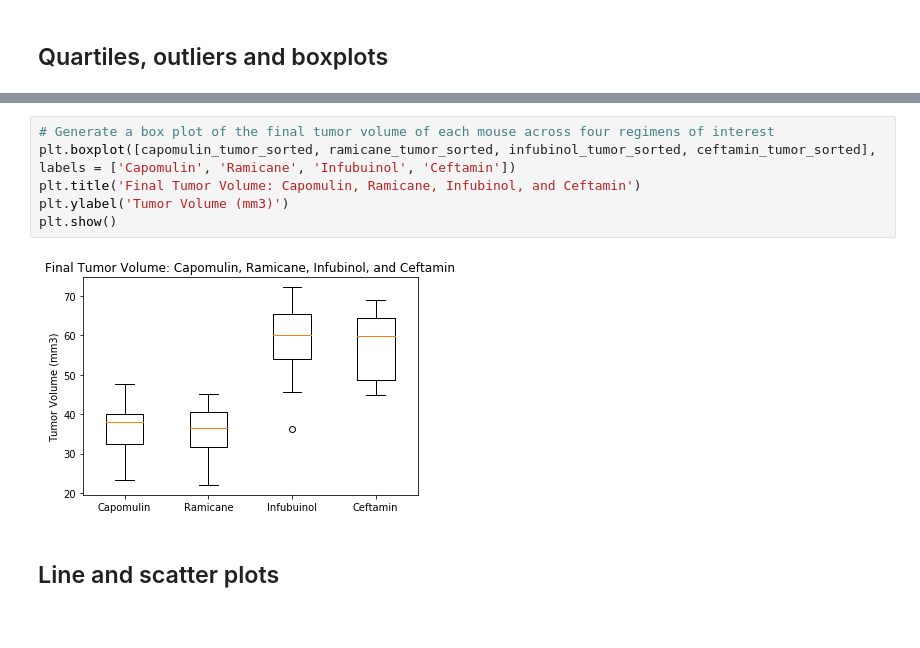
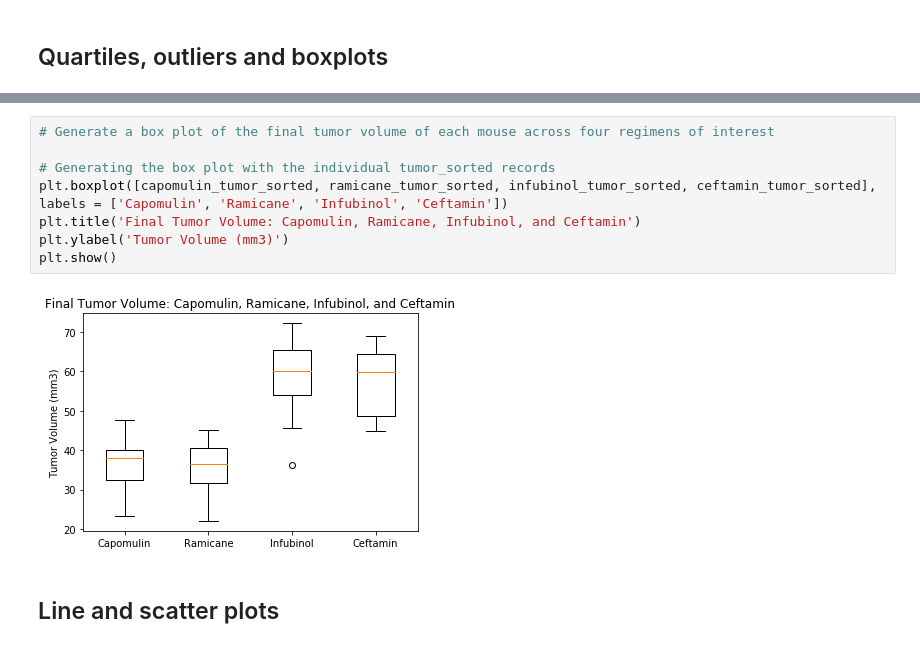
Before and after one commit to jmtritle/matplotlib-challenge, a Jupyter notebook: pymaceuticals.ipynb, the cells around one changed output, grey strips where cells are left out. Saved outputs shown, nothing was run; the diff lists cells and outputs as text.

```diff
--- a/pymaceuticals.ipynb
+++ b/pymaceuticals.ipynb
@@ -185,12 +222,14 @@ ceft_lower_bound = ceft_lowerq - (1.5*ceft_iqr)
 ceft_upper_bound = ceft_upperq + (1.5*ceft_iqr)
 # %%
 # Generate a box plot of the final tumor volume of each mouse across four regimens of interest
-plt.boxplot([capomulin_tumor_sorted, ramicane_tumor_sorted, infubinol_tumor_sorted, ceftamin_tumor_sorted], labels = ['Capomulin', 'Ramicane', 'Infubuinol', 'Ceftamin'])
+
+# Generating the box plot with the individual tumor_sorted records
+plt.boxplot([capomulin_tumor_sorted, ramicane_tumor_sorted, infubinol_tumor_sorted, ceftamin_tumor_sorted], labels = ['Capomulin', 'Ramicane', 'Infubinol', 'Ceftamin'])
 plt.title('Final Tumor Volume: Capomulin, Ramicane, Infubinol, and Ceftamin')
 plt.ylabel('Tumor Volume (mm3)')
 plt.show()
 # %% [output]
-[figure, old version]
+[figure, new version]
 # %% [markdown]
 ## Line and scatter plots
 # %%
```
Also changed, not shown: parts of 7 cells of this notebook.
